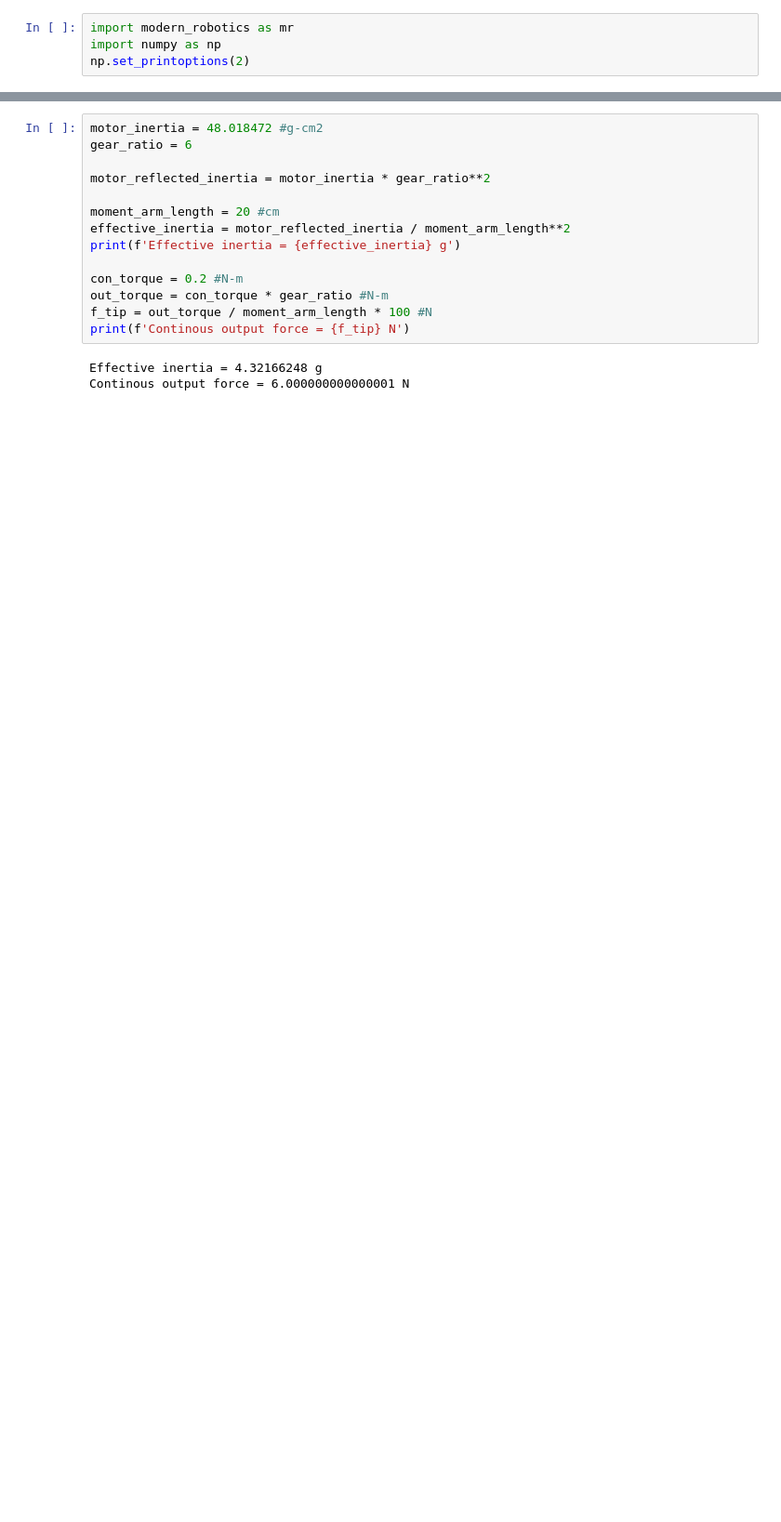
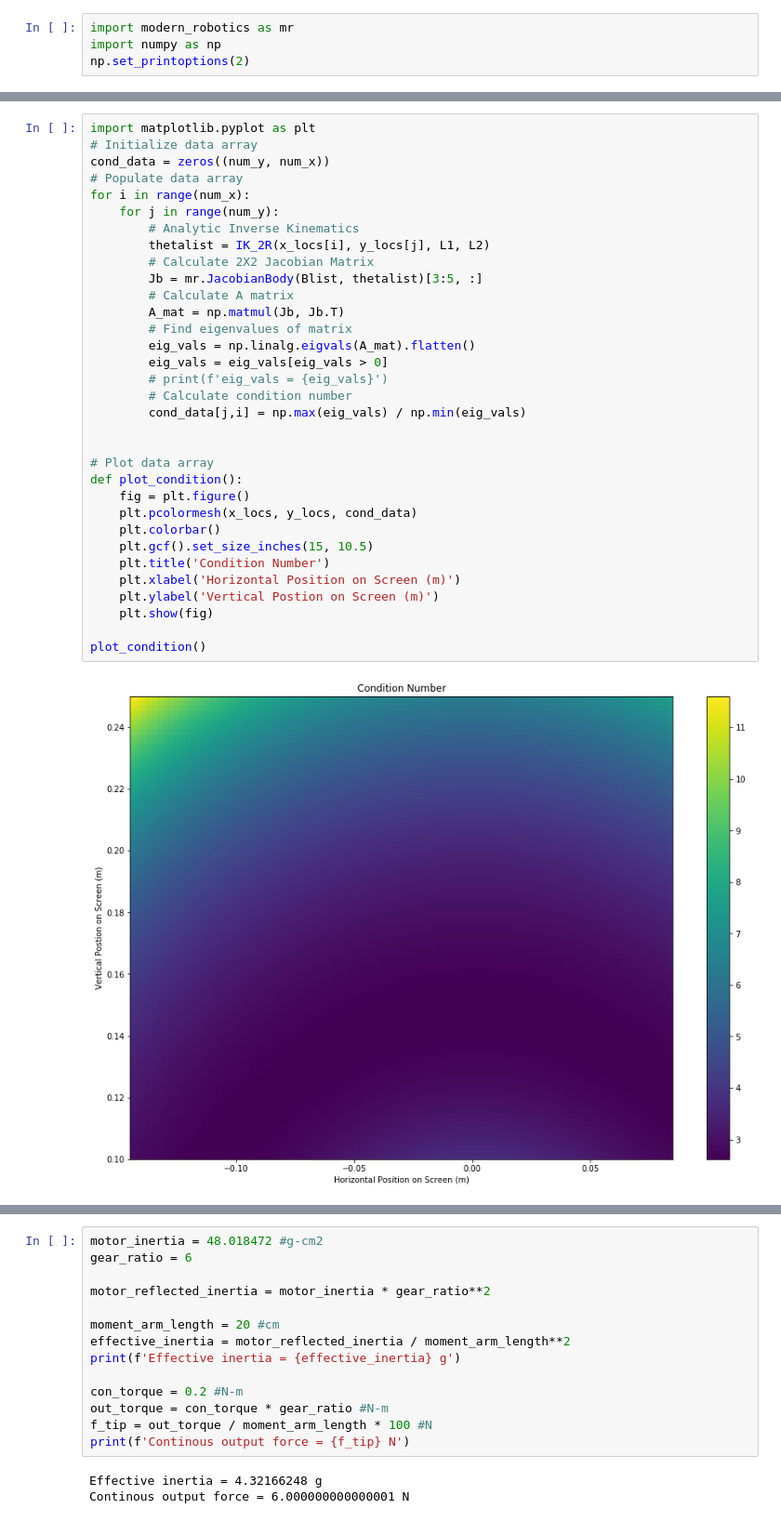
Before and after one commit to cmastoras/TabletCapstone, a Jupyter notebook: 2R_TOPOLOGY.ipynb, the cells around one changed output, grey strips where cells are left out. Shown: that part at 93% size. Saved outputs shown, nothing was run; the diff lists cells and outputs as text; blank space fills up the shorter version.

```diff
--- a/2R_TOPOLOGY.ipynb
+++ b/2R_TOPOLOGY.ipynb
@@ -118 +126,36 @@ plt.show(fig)
+# %%
+import matplotlib.pyplot as plt
+# Initialize data array
+cond_data = zeros((num_y, num_x))
+# Populate data array
+for i in range(num_x):
+    for j in range(num_y):
+        # Analytic Inverse Kinematics
+        thetalist = IK_2R(x_locs[i], y_locs[j], L1, L2)
+        # Calculate 2X2 Jacobian Matrix
+        Jb = mr.JacobianBody(Blist, thetalist)[3:5, :]
+        # Calculate A matrix
+        A_mat = np.matmul(Jb, Jb.T)
+        # Find eigenvalues of matrix
+        eig_vals = np.linalg.eigvals(A_mat).flatten()
+        eig_vals = eig_vals[eig_vals > 0]
+        # print(f'eig_vals = {eig_vals}')
+        # Calculate condition number
+        cond_data[j,i] = np.max(eig_vals) / np.min(eig_vals)
+
+
+# Plot data array
+def plot_condition():
+    fig = plt.figure()
+    plt.pcolormesh(x_locs, y_locs, cond_data)
+    plt.colorbar()
+    plt.gcf().set_size_inches(15, 10.5)
+    plt.title('Condition Number')
+    plt.xlabel('Horizontal Position on Screen (m)')
+    plt.ylabel('Vertical Postion on Screen (m)')
+    plt.show(fig)
+
+plot_condition()
+# %% [output]
+[figure, added]
 # %%
```
Also changed, not shown: parts of 11 cells of this notebook, 3 other files.
